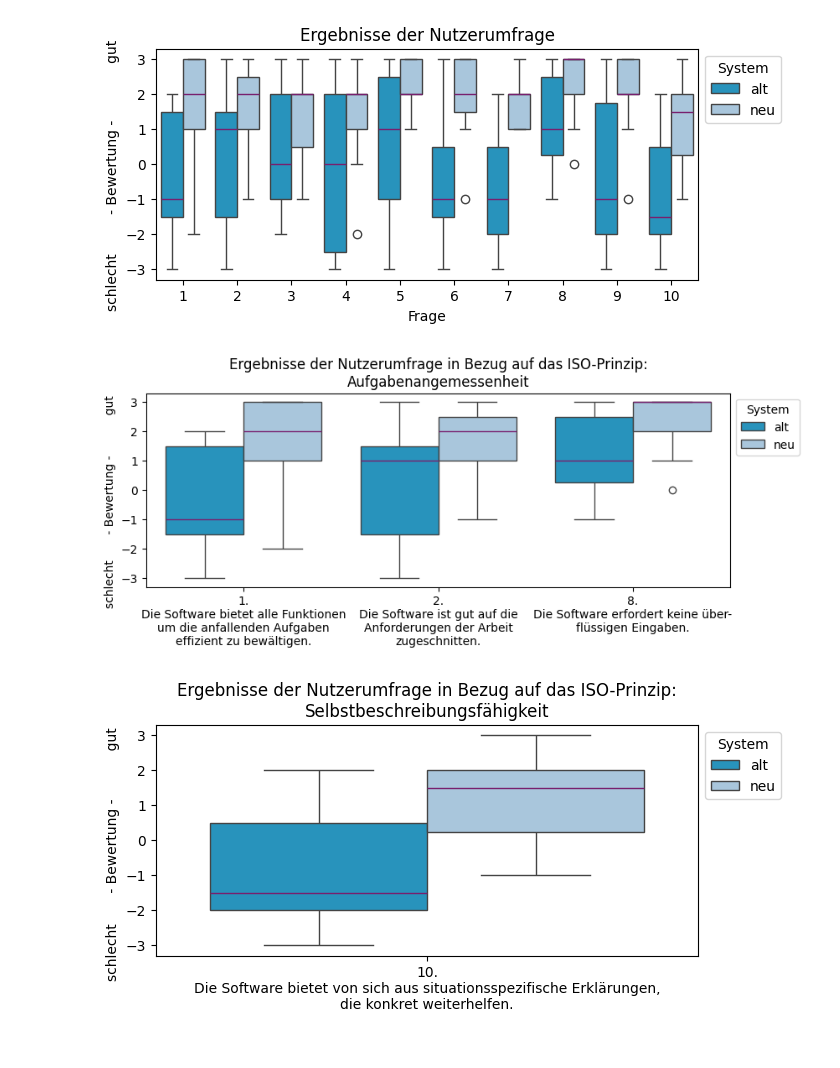
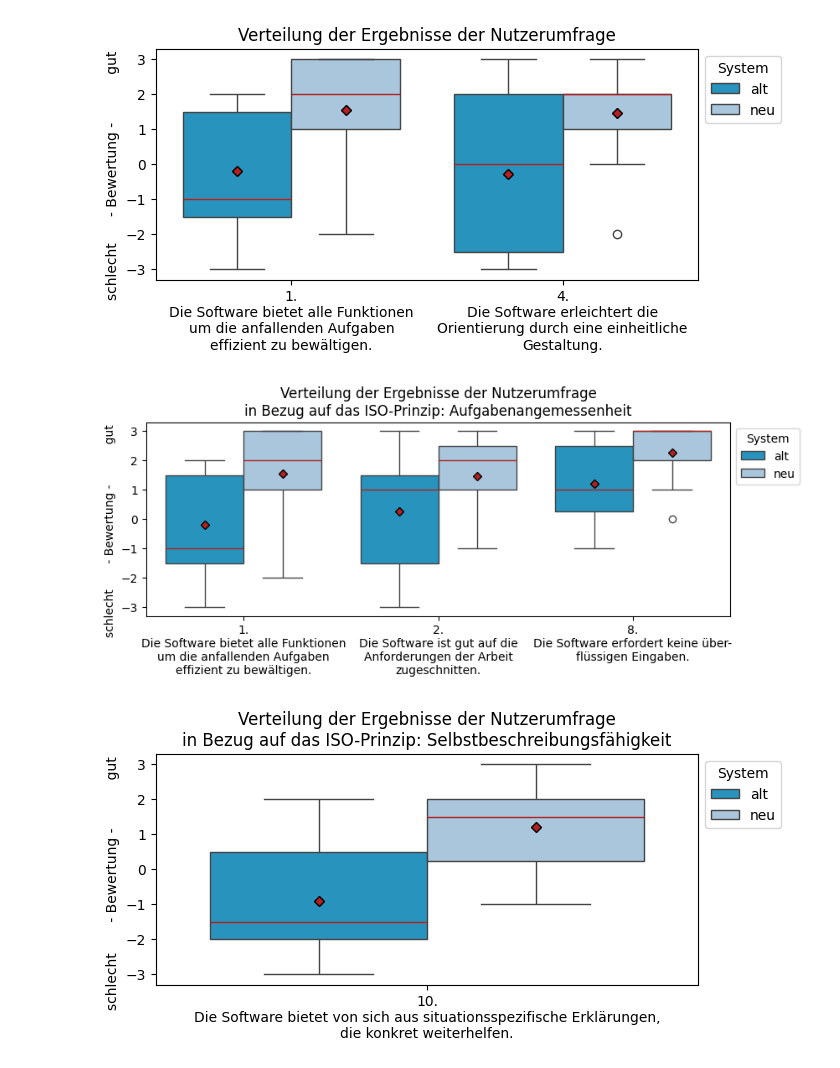
Before and after one commit to sxndrx-cxlxnx/h_da_B7-Bachelorarbeit, a Jupyter notebook: Diagramme/diagramm.ipynb, the cells around one changed output. Saved outputs shown, nothing was run; the diff lists cells and outputs as text; code cells hidden in the pictures.

Commit message:
neues Diagramm Prümper_test + Mittelwerte

```diff
--- a/Diagramme/diagramm.ipynb
+++ b/Diagramme/diagramm.ipynb
@@ -6,6 +6,23 @@ import pandas as pd
 import numpy as np
 # %%
 # Data
+old_test_data = {
+  "1.\n"
+  "Die Software bietet alle Funktionen\n"
+  "um die anfallenden Aufgaben\n"
+  "effizient zu bewältigen.": [2, 2, 1, -1, 1, -2, 2, -3, -2, -1, -1], #1
+  "4.\n"
+  "Die Software erleichtert die\n"
+  "Orientierung durch eine einheitliche\n"
+  "Gestaltung.": [2, 3, 2, 0, -1, 0, 2, -3, -3, -2, -3]  #4
+}
+new_test_data = {
+  "1.\nDie Software bietet alle Funktionen\num die anfallenden Aufgaben\neffizient zu bewältigen.": [0, 3, 1, 2, 2, 1, 3 ,3 ,3 ,1, -2],  #1
+  "4.\n"
+  "Die Software erleichtert die\n"
+  "Orientierung durch eine einheitliche\n"
+  "Gestaltung.": [-2, 2, 0, 2, 3, 2, 2, 0, 3, 2, 2]  #4
+}
 old_data_aufgabenangemessenheit = {
   "1.\n"
   "Die Software bietet alle Funktionen\n"
@@ -122,6 +139,8 @@ data_new = {
 df_old = pd.DataFrame(data_old)
 df_new = pd.DataFrame(data_new)
 
+df_test_old = pd.DataFrame(old_test_data)
+df_test_new = pd.DataFrame(new_test_data)
 df_aa_old = pd.DataFrame(old_data_aufgabenangemessenheit)
 df_sb_old = pd.DataFrame(old_data_selbstbeschreibungsfaehigkeit)
 df_ek_old = pd.DataFrame(old_data_erwartungskonformitaet)
@@ -136,6 +155,7 @@ df_db_use = pd.DataFrame(data_dashboard_use)
 
 # pd.melt converts the dataframe to long form, pd.concat combines them
 df = pd.concat({'alt': df_old.melt(), 'neu': df_new.melt()}, names=['System', 'old_index'])
+df_test = pd.concat({'alt': df_test_old.melt(), 'neu': df_test_new.melt()}, names=['System', 'old_index'])
 df_aa = pd.concat({'alt': df_aa_old.melt(), 'neu': df_aa_new.melt()}, names=['System', 'old_index'])
 df_sb = pd.concat({'alt': df_sb_old.melt(), 'neu': df_sb_new.melt()}, names=['System', 'old_index'])
 df_ek = pd.concat({'alt': df_ek_old.melt(), 'neu': df_ek_new.melt()}, names=['System', 'old_index'])
@@ -143,6 +163,7 @@ df_if = pd.concat({'alt': df_if_old.melt(), 'neu': df_if_new.melt()}, names=['Sy
 df_sk = pd.concat({'alt': df_sk_old.melt(), 'neu': df_sk_new.melt()}, names=['System', 'old_index'])
 # convert the source index to a column, and reset the old index
 df = df.reset_index(level=0).reset_index(drop=True)
+df_test = df_test.reset_index(level=0).reset_index(drop=True)
 df_aa = df_aa.reset_index(level=0).reset_index(drop=True)
 df_sb  = df_sb.reset_index(level=0).reset_index(drop=True)
 df_ek = df_ek.reset_index(level=0).reset_index(drop=True)
@@ -156,5 +177,10 @@ colour_excel_darkgreen = "#196B24"
 colours_excel = ["#0F9ED5FF","#A0C7E5FF"]       # Hell- und Dunkelblau von den restlichen Diagrammen
 colour_excel_lila = "#78206EFF"
 colour_excel_lightlila = "#D86ECCFF"
+colour_firebrick = 'firebrick'
+
+meanpointprops = dict(marker='D', markeredgecolor='black',
+                      markerfacecolor='firebrick',
+                      markersize=5)
 # %%
 # einzelne Datenreihen - nicht gemerged!
@@ -201,34 +245,44 @@ df_db_use.plot(kind="box",
 # %%
-bp_all = sns.boxplot(data=df, x='variable', y='value', hue='System',
+bp_all = sns.boxplot(data=df_test, x='variable', y='value', hue='System',
                      palette=colours_excel,
-                     medianprops=dict(color=colour_excel_lila, alpha=1))
+                     medianprops=dict(color=colour_firebrick, alpha=1),
+                     meanprops=meanpointprops, meanline=False, showmeans=True
+                     )
 # bp_all.invert_yaxis()
-bp_all.set(xlabel="Frage",
-           ylabel="schlecht         - Bewertung -             gut     ",
-           title="Ergebnisse der Nutzerumfrage")
+bp_all.set(xlabel="",
+           ylabel="schlecht      - Bewertung -           gut     ",
+           title="Verteilung der Ergebnisse der Nutzerumfrage")
 sns.move_legend(bp_all, "upper left", bbox_to_anchor=(1,1)) # Moving legend outside
-plt.savefig("pruemper_all.png", bbox_inches="tight")
+plt.savefig("pruemper_test.png", bbox_inches="tight")
 # %% [output]
-[figure, old version]
+[figure, new version]
 # %%
 rcParams['figure.figsize'] = 9,3
-bp_aa = sns.boxplot(data=df_aa, x='variable', y='value', hue='System', palette=colours_excel, medianprops=dict(color=colour_excel_lila, alpha=1))
+bp_aa = sns.boxplot(data=df_aa, x='variable', y='value', hue='System',
+                    palette=colours_excel,
+                    medianprops=dict(color=colour_firebrick, alpha=1),
+                    meanprops=meanpointprops, meanline=False, showmeans=True
+                    )
 bp_aa.set(xlabel="",
           ylabel="schlecht       - Bewertung -           gut      ",
-          title="Ergebnisse der Nutzerumfrage in Bezug auf das ISO-Prinzip:\nAufgabenangemessenheit")
+          title="Verteilung der Ergebnisse der Nutzerumfrage\nin Bezug auf das ISO-Prinzip: Aufgabenangemessenheit")
 sns.move_legend(bp_aa, "upper left", bbox_to_anchor=(1,1)) # Moving legend outside
 plt.savefig("pruemper_aa.png", bbox_inches="tight")
 # %% [output]
-[figure, old version]
+[figure, new version]
 # %%
 rcParams['figure.figsize'] = 7,3
-bp_sb = sns.boxplot(data=df_sb, x='variable', y='value', hue='System',  palette=colours_excel, medianprops=dict(color=colour_excel_lila, alpha=1))
+bp_sb = sns.boxplot(data=df_sb, x='variable', y='value', hue='System',
+                    palette=colours_excel,
+                    medianprops=dict(color=colour_firebrick, alpha=1),
+                    meanprops=meanpointprops, meanline=False, showmeans=True
+                    )
 bp_sb.set(xlabel="",
           ylabel="schlecht       - Bewertung -           gut      ",
-          title="Ergebnisse der Nutzerumfrage in Bezug auf das ISO-Prinzip:\nSelbstbeschreibungsfähigkeit")
+          title="Verteilung der Ergebnisse der Nutzerumfrage\nin Bezug auf das ISO-Prinzip: Selbstbeschreibungsfähigkeit")
 sns.move_legend(bp_sb, "upper left", bbox_to_anchor=(1,1)) # Moving legend outside
 plt.savefig("pruemper_sb.png", bbox_inches="tight")
 # %% [output]
-[figure, old version]
+[figure, new version]
 # %%
 rcParams['figure.figsize'] = 7,3
```
Also changed, not shown: parts of 6 cells of this notebook, 7 other files.
